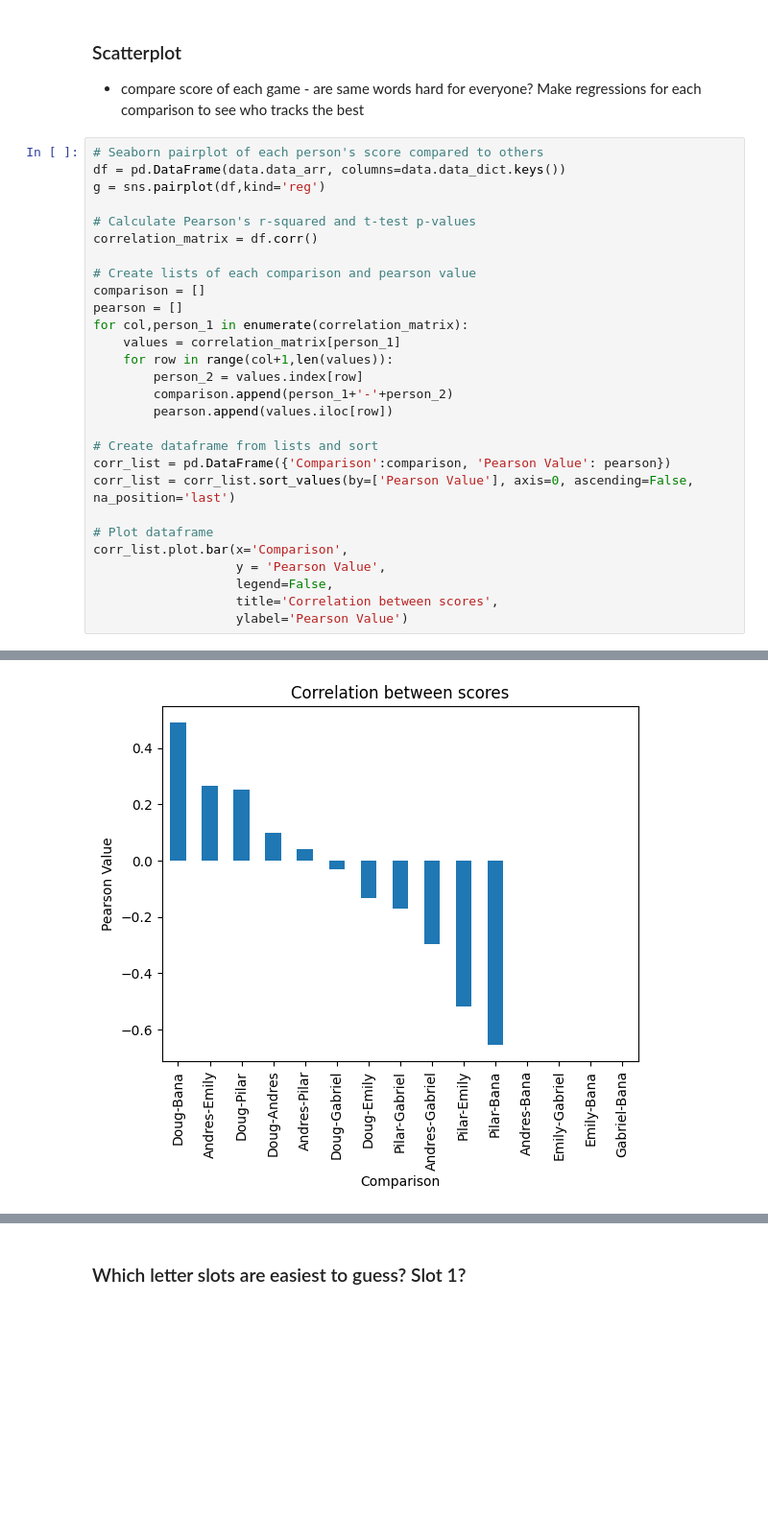
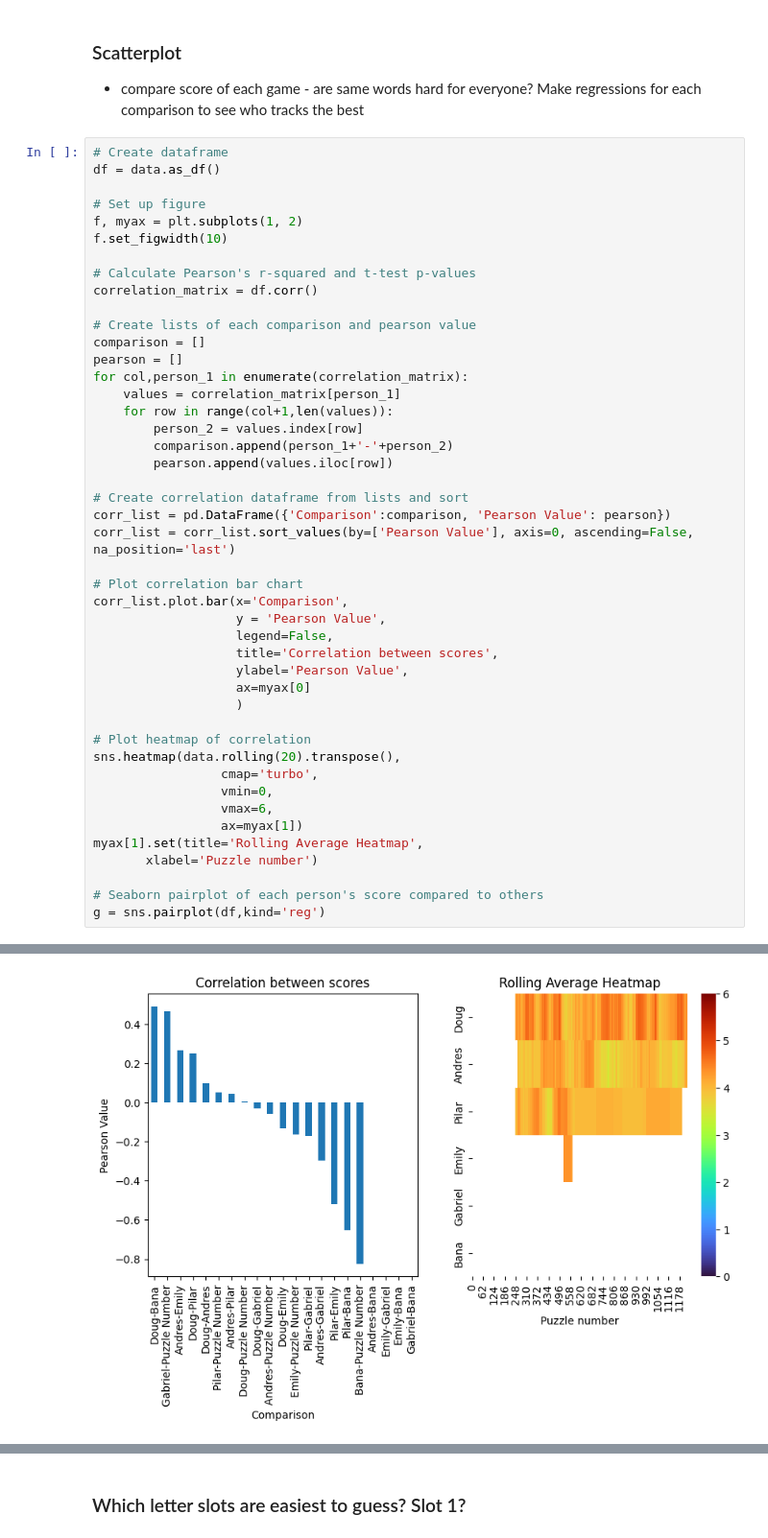
Before and after one commit to craneab/Wordle-Analyzer, a Jupyter notebook: Data Analysis.ipynb, the cells around one changed output, grey strips where cells are left out. Shown at 96% size. Saved outputs shown, nothing was run; the diff lists cells and outputs as text; blank space fills up the shorter version.

```diff
--- a/Data Analysis.ipynb
+++ b/Data Analysis.ipynb
@@ -190,9 +209,12 @@ myax[1,2].set(ylabel = '',xlabel='')
 - compare score of each game - are same words hard for everyone?
 Make regressions for each comparison to see who tracks the best
 # %%
-# Seaborn pairplot of each person's score compared to others
-df = pd.DataFrame(data.data_arr, columns=data.data_dict.keys())
-g = sns.pairplot(df,kind='reg')
+# Create dataframe
+df = data.as_df()
+
+# Set up figure
+f, myax = plt.subplots(1, 2)
+f.set_figwidth(10)
 
 # Calculate Pearson's r-squared and t-test p-values
 correlation_matrix = df.corr()
@@ -207,14 +229,28 @@ for col,person_1 in enumerate(correlation_matrix):
         comparison.append(person_1+'-'+person_2)
         pearson.append(values.iloc[row])
 
-# Create dataframe from lists and sort
+# Create correlation dataframe from lists and sort
 corr_list = pd.DataFrame({'Comparison':comparison, 'Pearson Value': pearson})
 corr_list = corr_list.sort_values(by=['Pearson Value'], axis=0, ascending=False, na_position='last')
 
-# Plot dataframe
+# Plot correlation bar chart
 corr_list.plot.bar(x='Comparison',
                    y = 'Pearson Value',
                    legend=False,
                    title='Correlation between scores',
-                   ylabel='Pearson Value')
+                   ylabel='Pearson Value',
+                   ax=myax[0]
+                   )
+
+# Plot heatmap of correlation
+sns.heatmap(data.rolling(20).transpose(),
+                 cmap='turbo',
+                 vmin=0,
+                 vmax=6,
+                 ax=myax[1])
+myax[1].set(title='Rolling Average Heatmap',
+       xlabel='Puzzle number')
+
+# Seaborn pairplot of each person's score compared to others
+g = sns.pairplot(df,kind='reg')
 # %% [output]
@@ -222 +257 @@ corr_list.plot.bar(x='Comparison',
-[figure, old version]
+[figure, new version]
```
Also changed, not shown: parts of 11 cells of this notebook, 2 other files.
